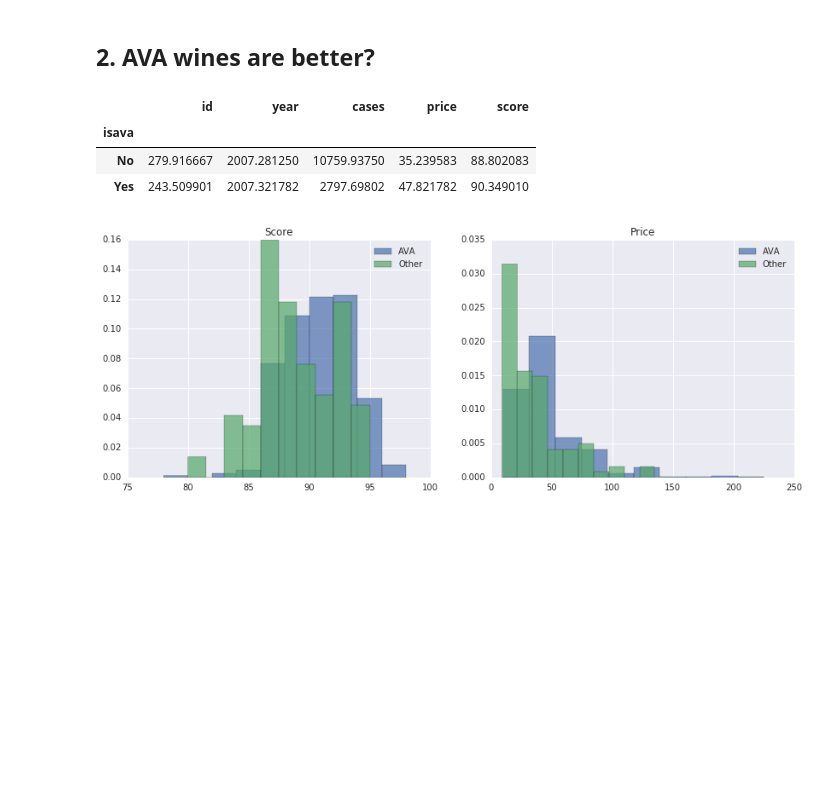
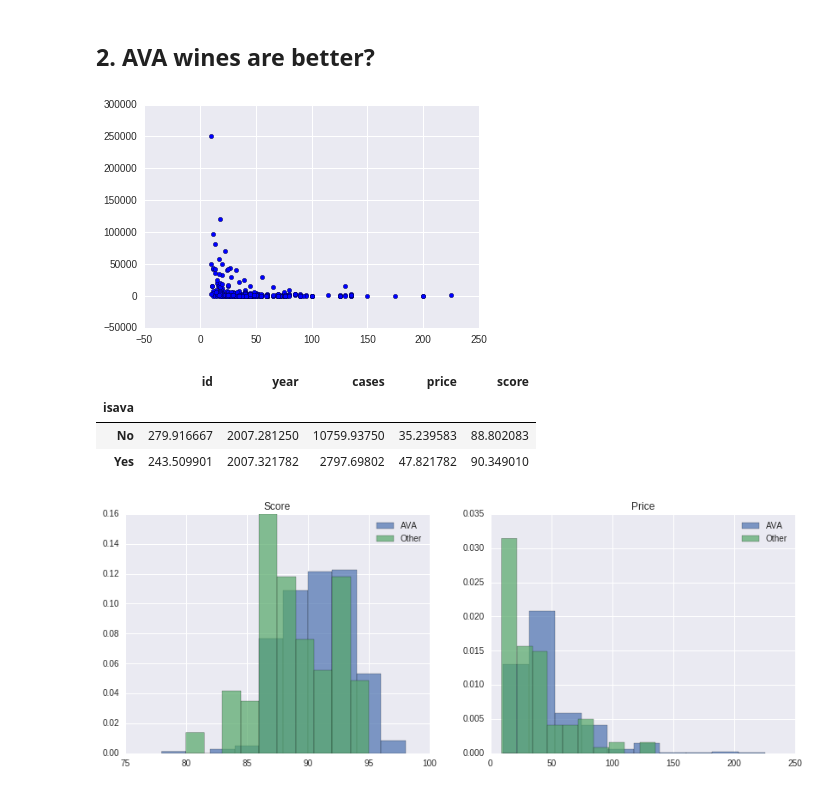
Before and after one commit to sametmarasli/Project_California_Wine, a Jupyter notebook: california_winedb.ipynb, the cells around one changed output. Cells and saved outputs as stored; diff of their text form; code cells hidden in the pictures; blank space fills up the shorter version.

```diff
--- a/california_winedb.ipynb
+++ b/california_winedb.ipynb
@@ -572,5 +461,9 @@ Data is higly skewed to the right and has lots of outliers. So a simple heuristi
 # %% [markdown]
 ## 2. AVA wines are better?
+# %%
+plt.scatter(df[df.cases>0].price,df[df.cases>0].cases);
+# %% [output]
+[figure, added]
 # %%
 df.groupby('isava').mean()
 # %% [output]
```
Also changed, not shown: parts of 76 cells of this notebook, 1 other file.
